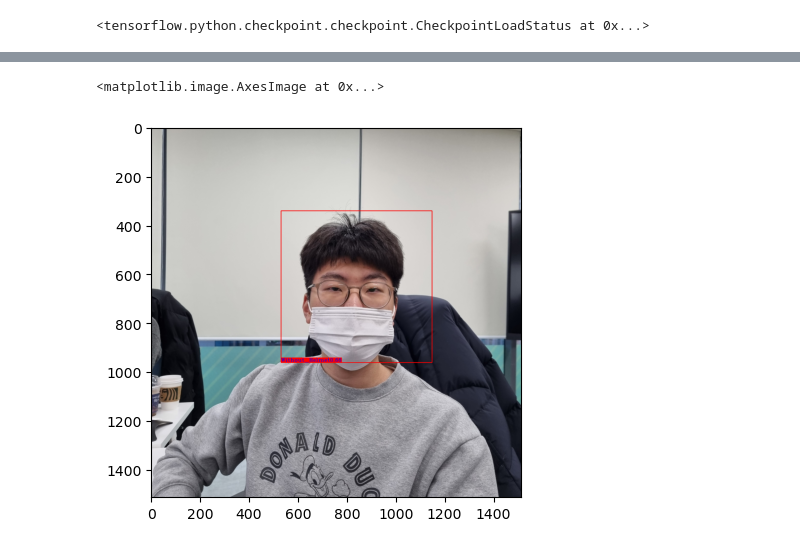
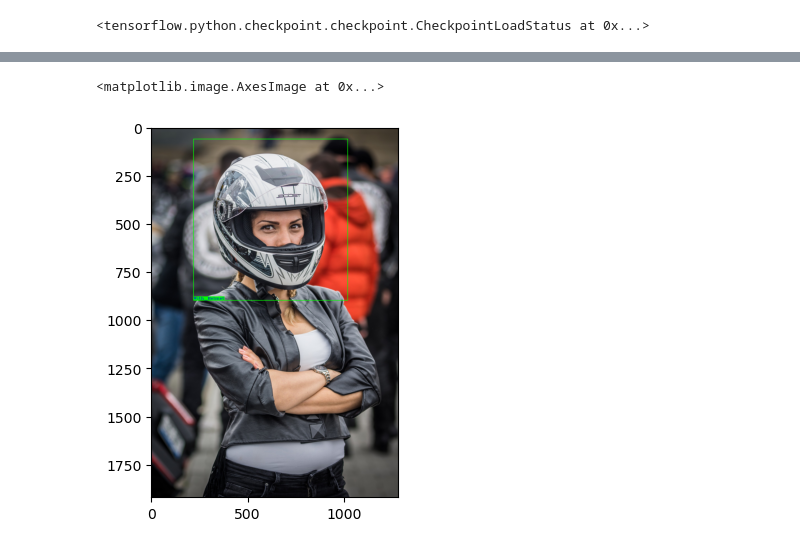
Before and after one commit to seonhong416/SeSAC_Semi_Project, a Jupyter notebook: modeling/yolov3_training.ipynb, the cells around one changed output, grey strips where cells are left out. Drawn from its saved outputs; the diff is of its cells as text; code cells hidden in the pictures.

```diff
--- a/modeling/yolov3_training.ipynb
+++ b/modeling/yolov3_training.ipynb
@@ -216,7 +216,7 @@ def draw_bbox(image, bboxes, CLASSES=YOLO_COCO_CLASSES, show_label=True, show_co
             cv2.putText(image, label, (x1, y2-4), cv2.FONT_HERSHEY_COMPLEX_SMALL,
                         fontScale, Text_colors, bbox_thick, cv2.LINE_AA)
 
-    return image, name
+    return image
 # %%
 def bboxes_iou(boxes1, boxes2):
     boxes1 = np.array(boxes1)
@@ -306,7 +306,7 @@ def postprocess_boxes(pred_bbox, original_image, input_size, score_threshold):
     #print(coors[0])
     return np.concatenate([coors, scores[:, np.newaxis], classes[:, np.newaxis]], axis=-1)
 # %%
-def detect_image(YoloV3, image_path, output_path, input_size=416, show=False, CLASSES=YOLO_COCO_CLASSES, score_threshold=0.5, iou_threshold=0.5, rectangle_colors=''):
+def detect_image(YoloV3, image_path, output_path, input_size=416, show=False, CLASSES=YOLO_COCO_CLASSES, score_threshold=0.6, iou_threshold=0.6, rectangle_colors=''):
     original_image      = cv2.imread(image_path)
     original_image      = cv2.cvtColor(original_image, cv2.COLOR_BGR2RGB, dst=original_image)
     # original_image      = cv2.cvtColor(original_image, cv2.COLOR_BGR2RGB, dst=original_image)
@@ -323,10 +323,10 @@ def detect_image(YoloV3, image_path, output_path, input_size=416, show=False, CL
     #print(xx.shape)
 
     bboxes = nms(bboxes, iou_threshold)
-    image, name = draw_bbox(original_image, bboxes, CLASSES=CLASSES, rectangle_colors=rectangle_colors)
+    image= draw_bbox(original_image, bboxes, CLASSES=CLASSES, rectangle_colors=rectangle_colors)
     #cv2.imwrite('./output.jpg', image)
 
-    return image, name
+    return image
 # %% [markdown]
 model
 # %%
@@ -1000,13 +1000,13 @@ plt.imshow(img)
 # %%
-loaded_model = tf.keras.models.load_model('my_model4.h5')
+loaded_model = tf.keras.models.load_model('my_model3.h5')
 
-loaded_model.load_weights("./checkpoints2/yolov3_custom")
+loaded_model.load_weights("./checkpoints3/yolov3")
 # %% [output]
 WARNING:tensorflow:No training configuration found in the save file, so the model was *not* compiled. Compile it manually.
 <tensorflow.python.checkpoint.checkpoint.CheckpointLoadStatus at 0x...>
 # %%
 #loaded_model.summary()
-image_path ="hs2.png"
-img, name = detect_image(loaded_model, image_path, "", input_size=input_size, show=True, CLASSES=TRAIN_CLASSES, rectangle_colors=(255,0,0))
+image_path ="helmet2.jpg"
+img = detect_image(loaded_model, image_path, "", input_size=input_size, show=True, CLASSES=TRAIN_CLASSES, rectangle_colors=(255,0,0))
 plt.imshow(img)
 # %% [output]
@@ -1014,2 +1014,2 @@ plt.imshow(img)
 <matplotlib.image.AxesImage at 0x...>
-[figure, old version]
+[figure, new version]
```
Also changed, not shown: parts of 3 cells of this notebook.
